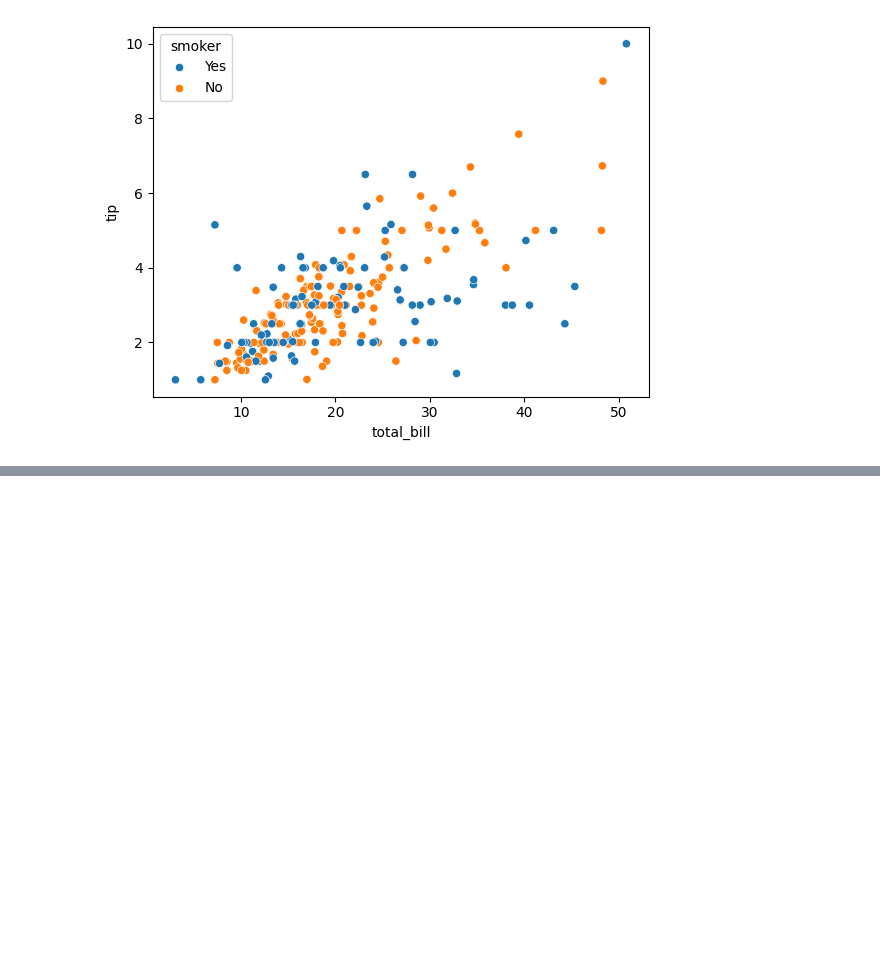
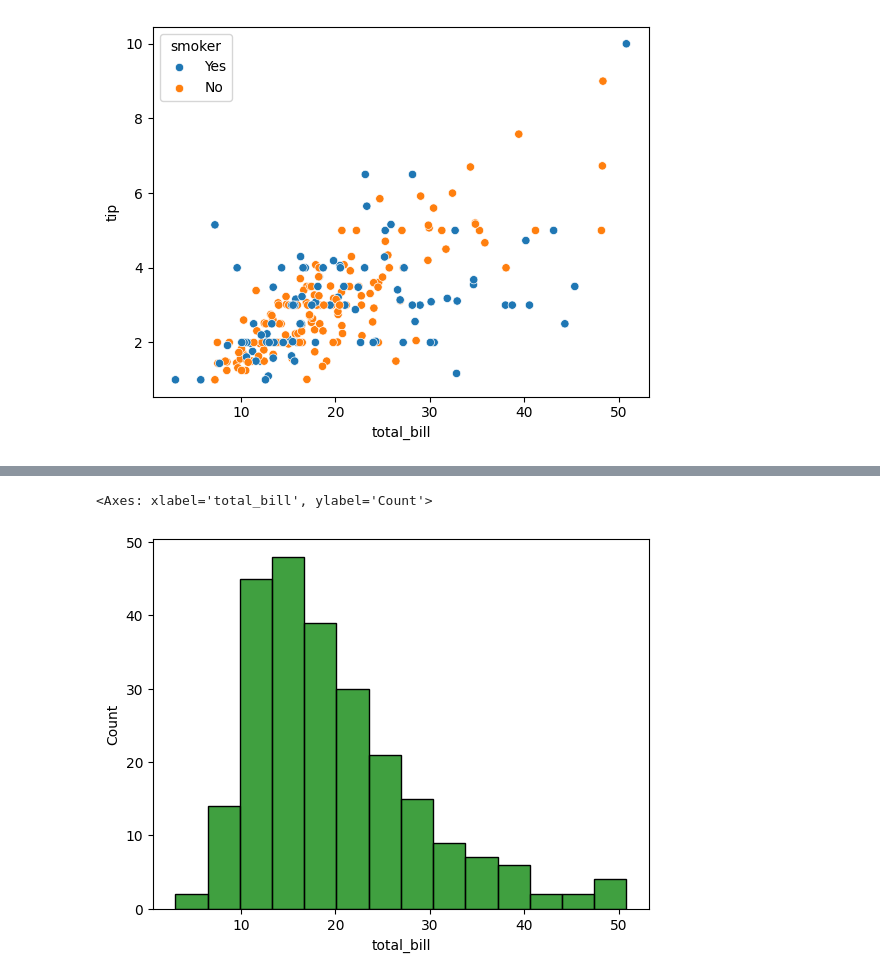
Before and after one commit to KAizoku106/numpywoksssss, a Jupyter notebook: seaborn_works/worktips.ipynb, the cells around one changed output, grey strips where cells are left out. Saved outputs shown, nothing was run; the diff lists cells and outputs as text; code cells hidden in the pictures; blank space fills up the shorter version.

```diff
--- a/seaborn_works/worktips.ipynb
+++ b/seaborn_works/worktips.ipynb
@@ -52,0 +58,7 @@ sns.scatterplot(data=df,x="total_bill",y="tip",hue="smoker")
+# %%
+# bill amount distribution
+
+sns.histplot(data=df,x="total_bill",color="green")
+# %% [output]
+<Axes: xlabel='total_bill', ylabel='Count'>
+[figure, added]
```
Also changed, not shown: parts of 8 cells of this notebook, 10 other files.
